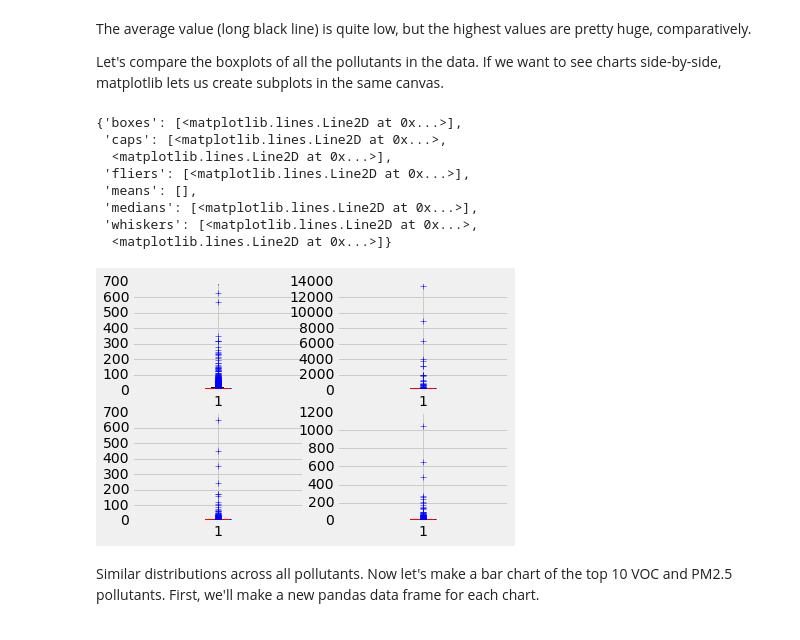
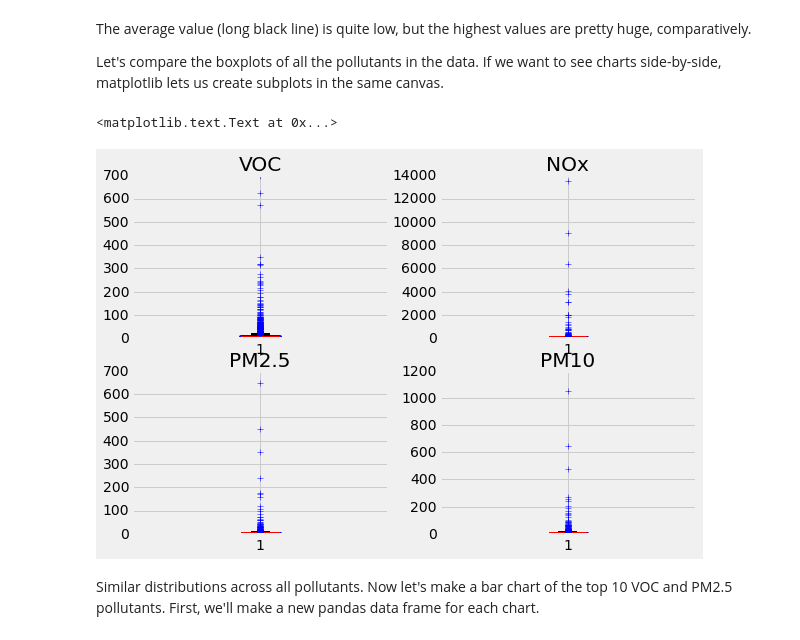
Before and after one commit to robroc/nicar16-visualizing-data-python, a Jupyter notebook: Visualizing data with Python - NICAR16.ipynb, the cells around one changed output. Drawn from its saved outputs; the diff is of its cells as text; code cells hidden in the pictures.

```diff
--- a/Visualizing data with Python - NICAR16.ipynb
+++ b/Visualizing data with Python - NICAR16.ipynb
@@ -161,33 +161,34 @@ The average value (long black line) is quite low, but the highest values are pre
 
 Let's compare the boxplots of all the pollutants in the data. If we want to see charts side-by-side, matplotlib lets us create subplots in the same canvas.
 # %%
-# First, create the canvas for the four charts
-fig = plt.figure()
+# First, create the canvas for the four charts. Let's make it big, 9 x 6 inches.
+fig = plt.figure(figsize=[9, 6])
 
 # Then create the subplots.
 # The three numbers you pass to add_subplot are: number of rows, number of columns,
 # and which plot in this grid you're defining. So 221 means a canvas with two across, two down.
 ax1 = fig.add_subplot(221)
 ax2 = fig.add_subplot(222)
 ax3 = fig.add_subplot(223)
 ax4 = fig.add_subplot(224)
 
-# Now make the plot you want for each
+# Now make the plot you want for each.
+# Set the title for each one.
 
 ax1.boxplot(df.VOC)
+ax1.set_title("VOC")
+
 ax2.boxplot(df.NOx)
+ax2.set_title("NOx")
+
 ax3.boxplot(df.PM25)
+ax3.set_title("PM2.5")
+
 ax4.boxplot(df.PM10)
+ax4.set_title("PM10")
 # %% [output]
-{'boxes': [<matplotlib.lines.Line2D at 0x...>],
- 'caps': [<matplotlib.lines.Line2D at 0x...>,
-  <matplotlib.lines.Line2D at 0x...>],
- 'fliers': [<matplotlib.lines.Line2D at 0x...>],
- 'means': [],
- 'medians': [<matplotlib.lines.Line2D at 0x...>],
- 'whiskers': [<matplotlib.lines.Line2D at 0x...>,
-  <matplotlib.lines.Line2D at 0x...>]}
+<matplotlib.text.Text at 0x...>
-[figure, old version]
+[figure, new version]
 # %% [markdown]
 Similar distributions across all pollutants. Now let's make a bar chart of the top 10 VOC and PM2.5 pollutants. First, we'll make a new pandas data frame for each chart.
 # %%
```
Also changed, not shown: parts of 8 cells of this notebook, 1 other file.
